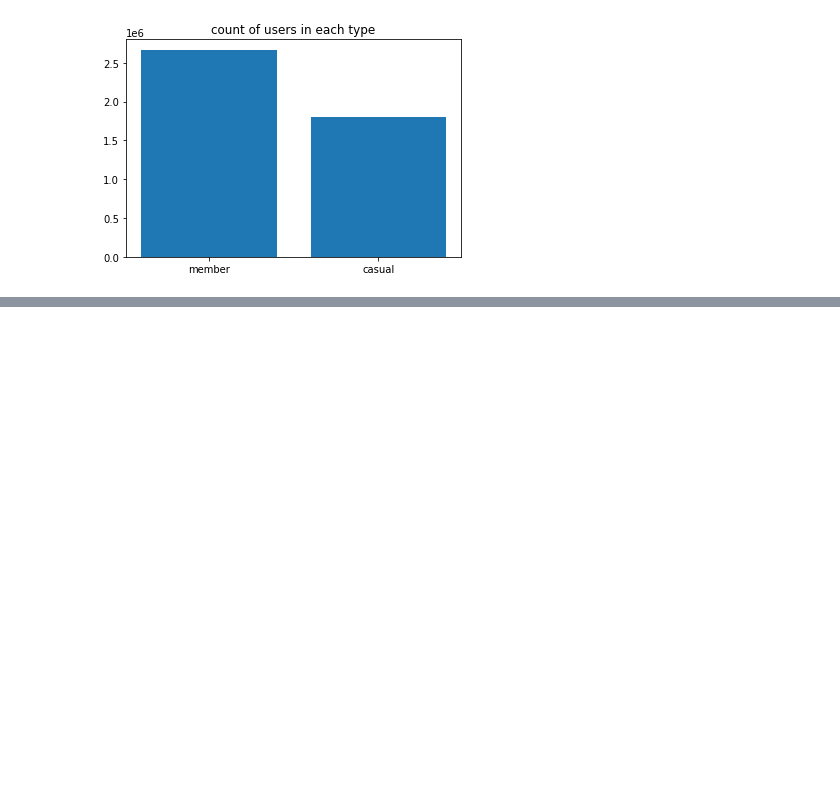
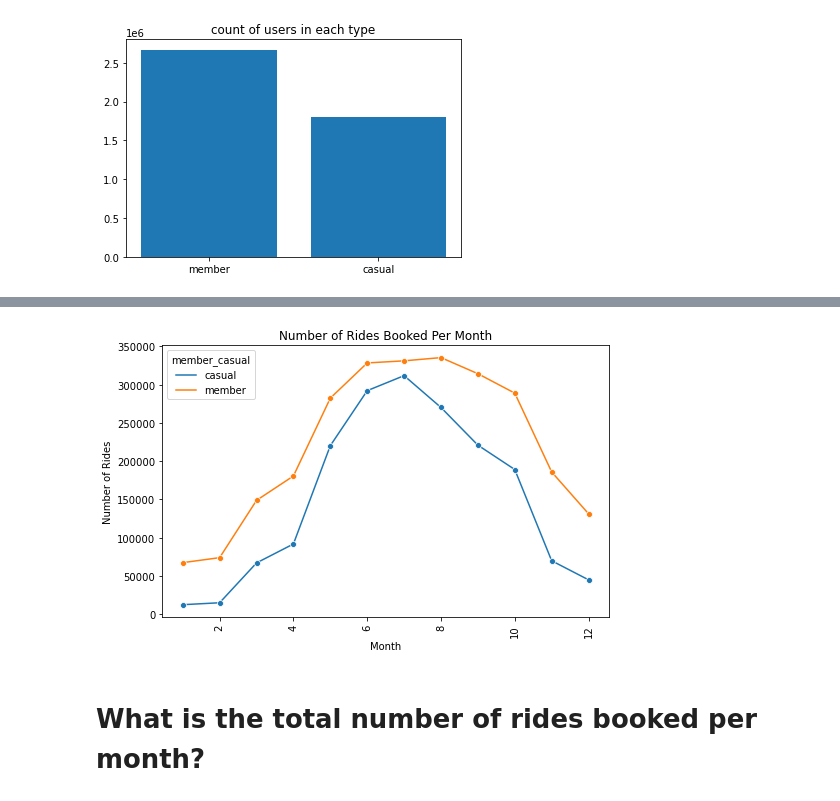
Before and after one commit to Gojo0007/Cyclistic_data_analysis, a Jupyter notebook: cyclistic_data_analysis.ipynb, the cells around one changed output, grey strips where cells are left out. Cells and saved outputs as stored; diff of their text form; code cells hidden in the pictures; blank space fills up the shorter version.

```diff
--- a/cyclistic_data_analysis.ipynb
+++ b/cyclistic_data_analysis.ipynb
@@ -433,0 +505,3 @@ plt.show()
+# %%
+table = pd.pivot_table(cyclistic_data, index=['member_casual', 'month'], values='ride_id', aggfunc='count')
+table
@@ -433,0 +527,12 @@ plt.show()
+# %%
+plt.figure(figsize=(8,5))
+gr = sns.lineplot(data=table.reset_index(), x='month', y='ride_id', hue='member_casual', marker="o")
+plt.title('Number of Rides Booked Per Month')
+plt.xticks (rotation='vertical', size=10)
+plt.xlabel("Month")
+plt.ylabel("Number of Rides")
+plt.show()
+# %% [output]
+[figure, added]
+# %% [markdown]
+# What is the total number of rides booked per month?
```
Also changed, not shown: parts of 19 cells of this notebook.
